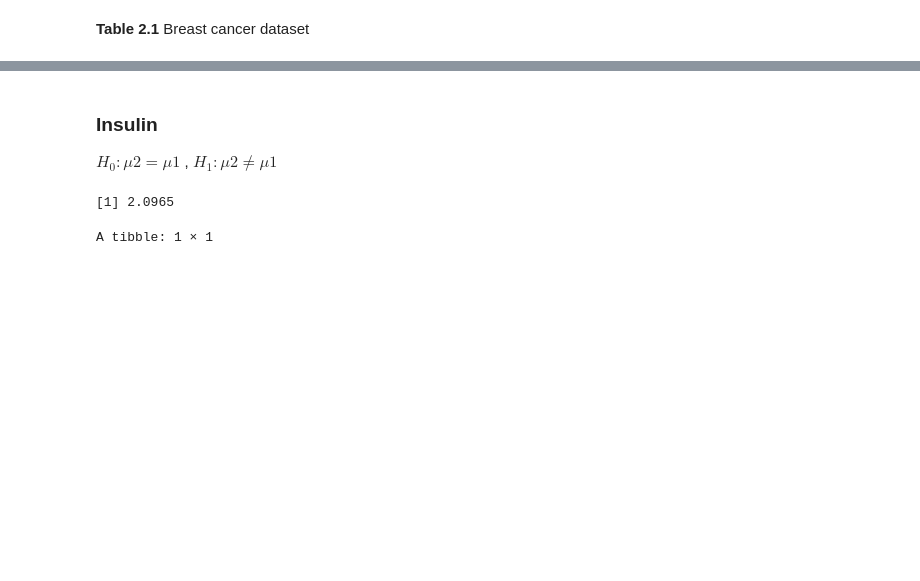
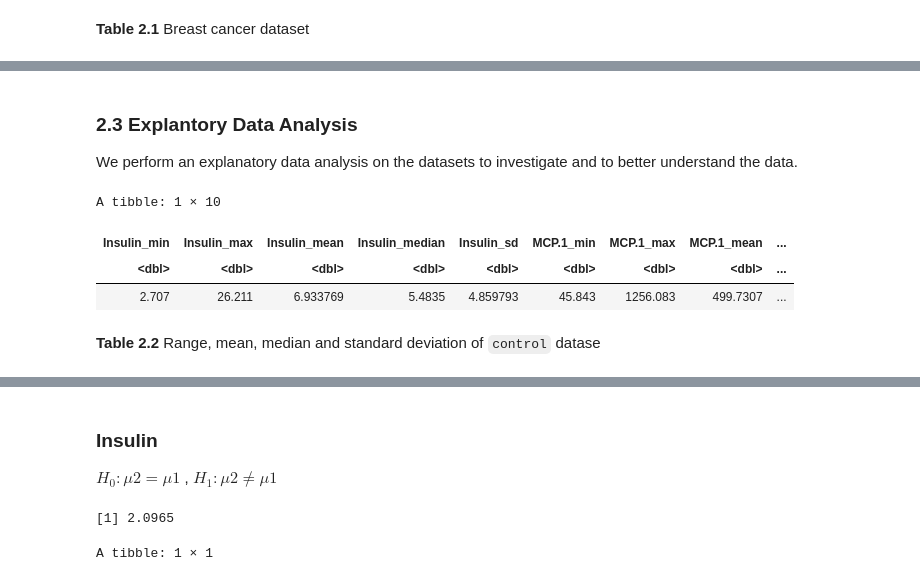
Before and after one commit to cpan0/breast-cancer-coimbra-dataset, a Jupyter notebook: final-report.ipynb, the cells around one changed output, grey strips where cells are left out. Drawn from its saved outputs; the diff is of its cells as text; code cells hidden in the pictures; blank space fills up the shorter version.

```diff
--- a/final-report.ipynb
+++ b/final-report.ipynb
@@ -79,0 +77,24 @@ A tibble: 6 × 3
+# %% [markdown]
+### 2.3 Explantory Data Analysis
+We perform an explanatory data analysis on the datasets to investigate and to better understand the data.
+# %%
+control_summarize <- control %>%
+    summarize(Insulin_min = min(Insulin),
+              Insulin_max = max(Insulin),
+              Insulin_mean = mean(Insulin),
+              Insulin_median = median(Insulin),
+              Insulin_sd = sd(Insulin),
+              MCP.1_min = min(MCP.1),
+              MCP.1_max = max(MCP.1),
+              MCP.1_mean = mean(MCP.1),
+              MCP.1_median = median(MCP.1),
+              MCP.1_sd = sd(MCP.1))
+# %%
+control_summarize
+# %% [output]
+A tibble: 1 × 10
+| Insulin_min | Insulin_max | Insulin_mean | Insulin_median | Insulin_sd | MCP.1_min | MCP.1_max | MCP.1_mean | ... |
+| <dbl> | <dbl> | <dbl> | <dbl> | <dbl> | <dbl> | <dbl> | <dbl> | ... |
+| 2.707 | 26.211 | 6.933769 | 5.4835 | 4.859793 | 45.843 | 1256.083 | 499.7307 | ... |
+# %% [markdown]
+**Table 2.2** Range, mean, median and standard deviation of `control` datase
```
Also changed, not shown: parts of 19 cells of this notebook.
